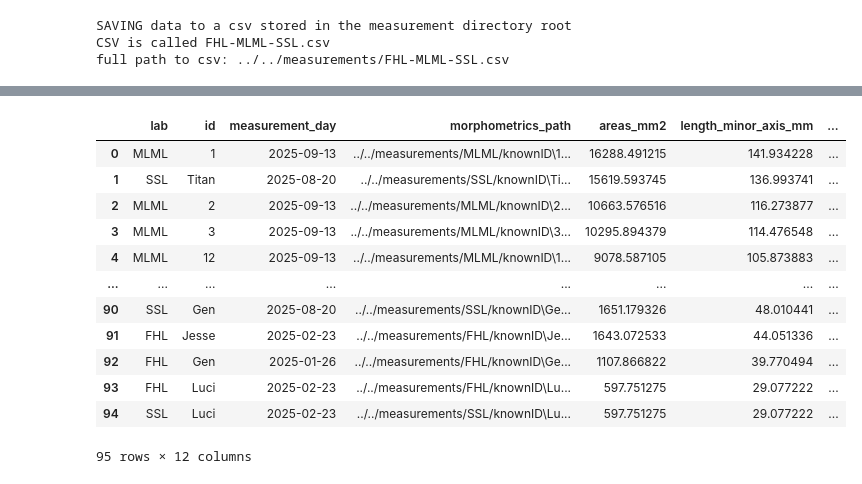
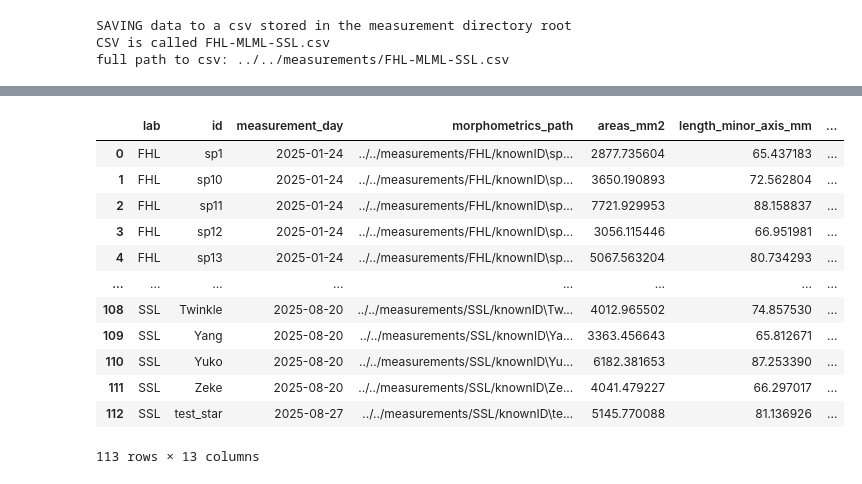
Before and after one commit to weertman/starMorphometricTool, a Jupyter notebook: src/postAcquisitionAnalysis/multiLab_knownID_postAcquisition_analysis.ipynb, the cells around one changed output, grey strips where cells are left out. Cells and saved outputs as stored; diff of their text form; code cells hidden in the pictures.

```diff
--- a/src/postAcquisitionAnalysis/multiLab_knownID_postAcquisition_analysis.ipynb
+++ b/src/postAcquisitionAnalysis/multiLab_knownID_postAcquisition_analysis.ipynb
@@ -316,29 +316,41 @@ last measurement day 2025-08-27 00:00:00
 # %%
 rank_value = 'areas_mm2'
 
+# Ensure types
 data['measurement_day'] = pd.to_datetime(data['measurement_day'], errors='coerce')
+data[rank_value] = pd.to_numeric(data[rank_value], errors='coerce')
+
+# Keep the most recent row per (lab, id)
+# (add 'timestamp' below if you have it as a tie-breaker)
 last_per_id = (
-    data.sort_values(['id', 'measurement_day'])     # oldest -> newest within each id
-      .drop_duplicates(subset=['id', 'lab'], keep='last')  # keep most recent per id
-      .sort_values(rank_value, ascending=False)      # rank order by value
+    data
+      .sort_values(['lab', 'id', 'measurement_day'])             # oldest -> newest within each (lab,id)
+      .drop_duplicates(subset=['lab', 'id'], keep='last')         # keep the latest row per (lab,id)
+      .reset_index(drop=True)
 )
-last_per_id['rank'] = last_per_id[rank_value].rank(ascending=False, method='dense')
-last_per_id = last_per_id[data.columns].reset_index(drop=True)
+
+# Rank **within each lab** (highest value = rank 1)
+last_per_id['rank_in_lab'] = (
+    last_per_id
+        .groupby('lab')[rank_value]
+        .rank(ascending=False, method='dense')
+        .astype('Int64')
+)
 last_per_id
 # %% [output]
 |  | lab | id | measurement_day | morphometrics_path | areas_mm2 | length_minor_axis_mm | ... |
-| 0 | MLML | 1 | 2025-09-13 | ../../measurements/MLML/knownID\1... | 16288.491215 | 141.934228 | ... |
-| 1 | SSL | Titan | 2025-08-20 | ../../measurements/SSL/knownID\Ti... | 15619.593745 | 136.993741 | ... |
-| 2 | MLML | 2 | 2025-09-13 | ../../measurements/MLML/knownID\2... | 10663.576516 | 116.273877 | ... |
-| 3 | MLML | 3 | 2025-09-13 | ../../measurements/MLML/knownID\3... | 10295.894379 | 114.476548 | ... |
-| 4 | MLML | 12 | 2025-09-13 | ../../measurements/MLML/knownID\1... | 9078.587105 | 105.873883 | ... |
+| 0 | FHL | sp1 | 2025-01-24 | ../../measurements/FHL/knownID\sp... | 2877.735604 | 65.437183 | ... |
+| 1 | FHL | sp10 | 2025-01-24 | ../../measurements/FHL/knownID\sp... | 3650.190893 | 72.562804 | ... |
+| 2 | FHL | sp11 | 2025-01-24 | ../../measurements/FHL/knownID\sp... | 7721.929953 | 88.158837 | ... |
+| 3 | FHL | sp12 | 2025-01-24 | ../../measurements/FHL/knownID\sp... | 3056.115446 | 66.951981 | ... |
+| 4 | FHL | sp13 | 2025-01-24 | ../../measurements/FHL/knownID\sp... | 5067.563204 | 80.734293 | ... |
 | ... | ... | ... | ... | ... | ... | ... | ... |
-| 90 | SSL | Gen | 2025-08-20 | ../../measurements/SSL/knownID\Ge... | 1651.179326 | 48.010441 | ... |
-| 91 | FHL | Jesse | 2025-02-23 | ../../measurements/FHL/knownID\Je... | 1643.072533 | 44.051336 | ... |
-| 92 | FHL | Gen | 2025-01-26 | ../../measurements/FHL/knownID\Ge... | 1107.866822 | 39.770494 | ... |
-| 93 | FHL | Luci | 2025-02-23 | ../../measurements/FHL/knownID\Lu... | 597.751275 | 29.077222 | ... |
-| 94 | SSL | Luci | 2025-02-23 | ../../measurements/SSL/knownID\Lu... | 597.751275 | 29.077222 | ... |
+| 108 | SSL | Twinkle | 2025-08-20 | ../../measurements/SSL/knownID\Tw... | 4012.965502 | 74.857530 | ... |
+| 109 | SSL | Yang | 2025-08-20 | ../../measurements/SSL/knownID\Ya... | 3363.456643 | 65.812671 | ... |
+| 110 | SSL | Yuko | 2025-08-20 | ../../measurements/SSL/knownID\Yu... | 6182.381653 | 87.253390 | ... |
+| 111 | SSL | Zeke | 2025-08-20 | ../../measurements/SSL/knownID\Ze... | 4041.479227 | 66.297017 | ... |
+| 112 | SSL | test_star | 2025-08-27 | ../../measurements/SSL/knownID\te... | 5145.770088 | 81.136926 | ... |
-95 rows × 12 columns
+113 rows × 13 columns
 # %%
 
 for lab in measurement_dir_names:
```
Also changed, not shown: parts of 9 cells of this notebook.
